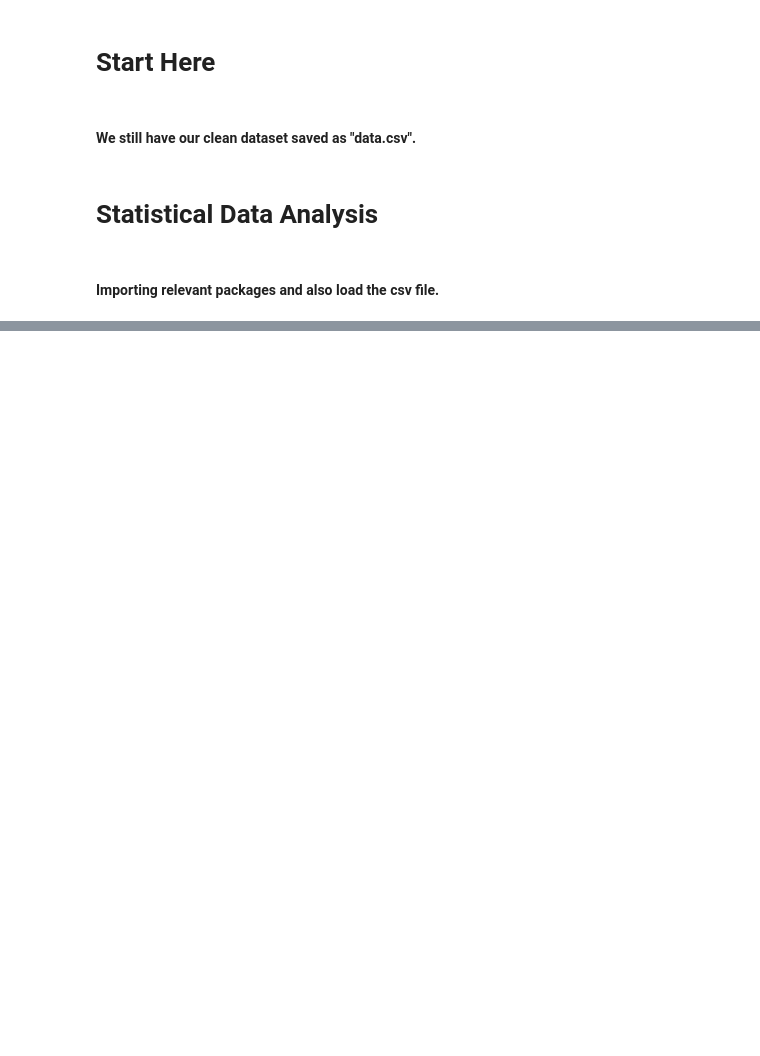
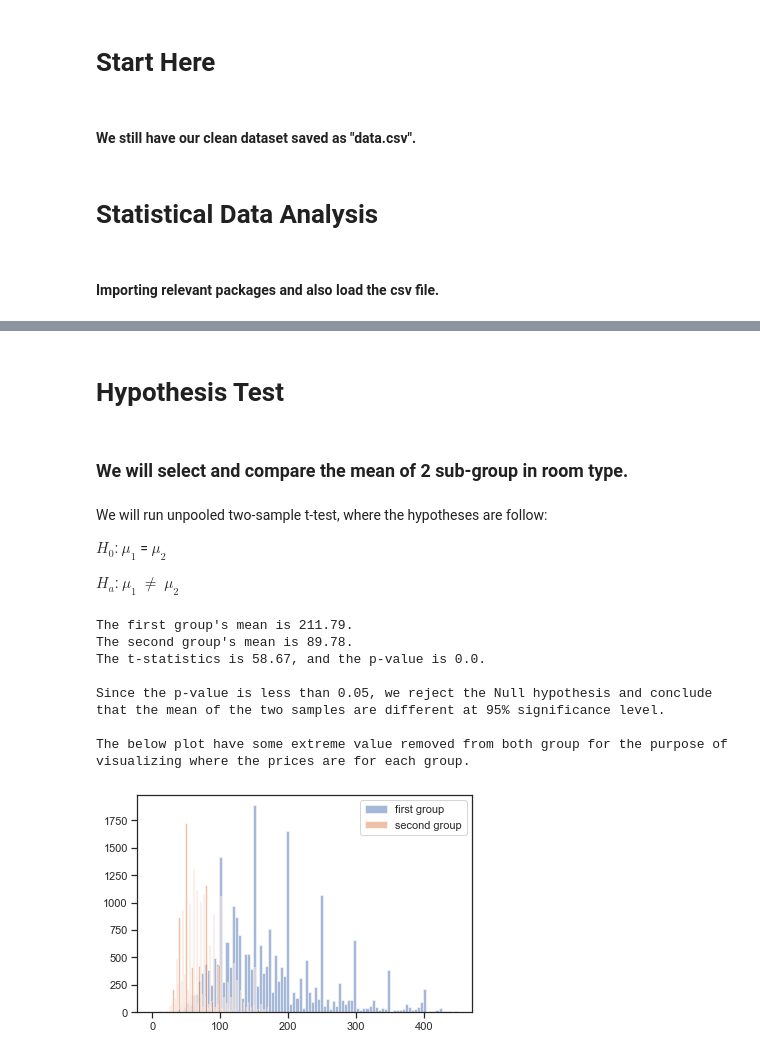
Before and after one commit to kinlongsun/Mini-Project-1, a Jupyter notebook: Capstone Project 1/CP1_Statistical Data Analysis.ipynb, the cells around one changed output, grey strips where cells are left out. Drawn from its saved outputs; the diff is of its cells as text; code cells hidden in the pictures; blank space fills up the shorter version.

```diff
--- a/Capstone Project 1/CP1_Statistical Data Analysis.ipynb
+++ b/Capstone Project 1/CP1_Statistical Data Analysis.ipynb
@@ -62,0 +29,47 @@ _ = sns.jointplot(data.price, data.number_of_reviews, kind="reg")
+# %% [markdown]
+# Hypothesis Test
+# %% [markdown]
+### We will select and compare the mean of 2 sub-group in room type.
+# %% [markdown]
+We will run unpooled two-sample t-test, where the hypotheses are follow:
+
+$H_0$: $\mu_1$ = $\mu_2$
+
+$H_a$: $\mu_1$ $\neq$ $\mu_2$
+# %%
+# "Entire House"
+price_eh = data[(data['room_type'] == 'Entire home/apt')].price
+# "Private Room"
+price_pr = data[(data['room_type'] == 'Private room')].price
+# "Shared Room"
+price_sr = data[(data['room_type'] == 'Shared room')].price
+# %%
+def compare(a, b):
+    t, pval = stats.ttest_ind(a, b, equal_var=False)
+    print('The first group\'s mean is ' + str(round(a.mean(),2)) + '.')
+    print('The second group\'s mean is ' + str(round(b.mean(),2)) + '.')
+    print('The t-statistics is ' + str(round(t,2)) + ', and the p-value is ' + str(round(pval,2)) + '.')
+
+    if pval < 0.05:
+        print('\nSince the p-value is less than 0.05, we reject the Null hypothesis and conclude that the mean of the two samples are different at 95% significance level.')
+    else:
+        print('\nSince the p-value is greater than 0.05, we fail to reject the Null hypothesis and conclude that the mean of the two samples are the same at 95% significance level.')
+
+    print('\nThe below plot have some extreme value removed from both group for the purpose of visualizing where the prices are for each group.')
+    plt.hist(a[(a < a.quantile(.95))], bins = 100, alpha=0.5, label='first group')
+    plt.hist(b[(b < b.quantile(.95))], bins = 100, alpha=0.5, label='second group')
+    plt.legend(loc='upper right')
+    plt.show()
+
+    return
+# %%
+compare(price_eh, price_pr)
+# %% [output]
+The first group's mean is 211.79.
+The second group's mean is 89.78.
+The t-statistics is 58.67, and the p-value is 0.0.
+
+Since the p-value is less than 0.05, we reject the Null hypothesis and conclude that the mean of the two samples are different at 95% significance level.
+
+The below plot have some extreme value removed from both group for the purpose of visualizing where the prices are for each group.
+[figure, added]
```
Also changed, not shown: parts of 30 cells of this notebook.
